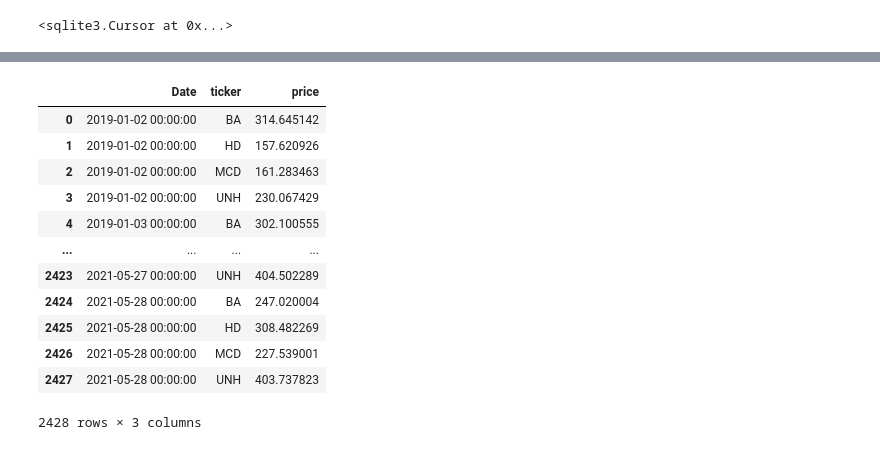
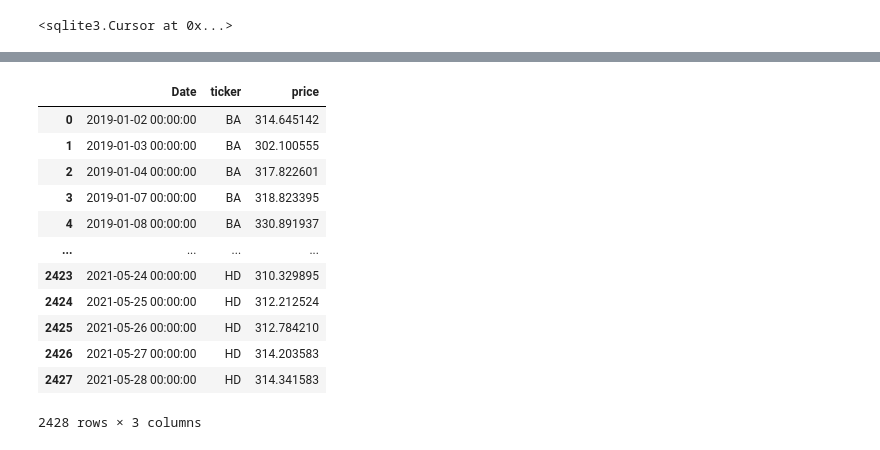
Before and after one commit to brmuloot/Financial-Market-DataBase-co, a Jupyter notebook: Requete_sql_2_simplon.ipynb, the cells around one changed output, grey strips where cells are left out. Cells and saved outputs as stored; diff of their text form; code cells hidden in the pictures.

```diff
--- a/Requete_sql_2_simplon.ipynb
+++ b/Requete_sql_2_simplon.ipynb
@@ -7,6 +7,8 @@ import sqlite3
 import yfinance as yf
 # %%
 # create a sql connection and create the database stock
+db_file = "data2.db"
+conn = sqlite3.connect(db_file)
 # %% [markdown]
 On crée une table pour les prix
 # %%
@@ -215,11 +229,17 @@ start_date = bt_inputs['start_date']
 end_date = bt_inputs['end_date']
 # construct query: select the prices withe tickers in select_tickers
 #between start_date and end_date
-query = #YOUR CODE
-c.execute(query.replace('\n',' '))
+query = """ SELECT *
+FROM price
+WHERE ticker in ('"""+ "','".join(select_tickers) + """') AND Date >= '"""+ start_date + """' and Date < '""" + end_date + "'"
+conn.execute(query.replace('\n',' '))
 # %% [output]
 <sqlite3.Cursor at 0x...>
 # %%
 #display the request
 #YOUR CODE
+liste=[]
+cur = conn.cursor()
+for row in cur.execute(query.replace('\n',' ')):
+    print(row)
 # %% [output]
@@ -243,17 +263,18 @@ c.execute(query.replace('\n',' '))
 # %%
 #store the results of the request in a  dataframe result
+result = pd.DataFrame(cur.execute(query.replace('\n',' ')), columns = ['Date', 'ticker', 'price'])
 result
 # %% [output]
 |  | Date | ticker | price |
 | 0 | 2019-01-02 00:00:00 | BA | 314.645142 |
-| 1 | 2019-01-02 00:00:00 | HD | 157.620926 |
-| 2 | 2019-01-02 00:00:00 | MCD | 161.283463 |
-| 3 | 2019-01-02 00:00:00 | UNH | 230.067429 |
-| 4 | 2019-01-03 00:00:00 | BA | 302.100555 |
+| 1 | 2019-01-03 00:00:00 | BA | 302.100555 |
+| 2 | 2019-01-04 00:00:00 | BA | 317.822601 |
+| 3 | 2019-01-07 00:00:00 | BA | 318.823395 |
+| 4 | 2019-01-08 00:00:00 | BA | 330.891937 |
 | ... | ... | ... | ... |
-| 2423 | 2021-05-27 00:00:00 | UNH | 404.502289 |
-| 2424 | 2021-05-28 00:00:00 | BA | 247.020004 |
-| 2425 | 2021-05-28 00:00:00 | HD | 308.482269 |
-| 2426 | 2021-05-28 00:00:00 | MCD | 227.539001 |
-| 2427 | 2021-05-28 00:00:00 | UNH | 403.737823 |
+| 2423 | 2021-05-24 00:00:00 | HD | 310.329895 |
+| 2424 | 2021-05-25 00:00:00 | HD | 312.212524 |
+| 2425 | 2021-05-26 00:00:00 | HD | 312.784210 |
+| 2426 | 2021-05-27 00:00:00 | HD | 314.203583 |
+| 2427 | 2021-05-28 00:00:00 | HD | 314.341583 |
 2428 rows × 3 columns
```
Also changed, not shown: parts of 11 cells of this notebook, 1 other file.
